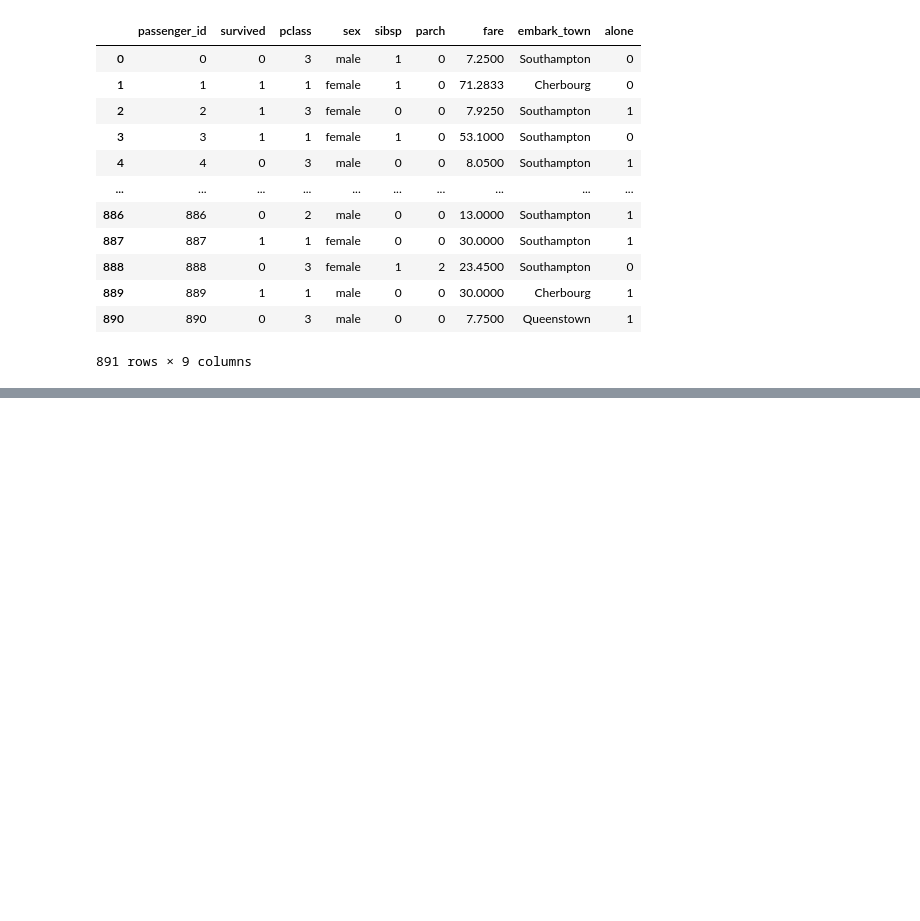
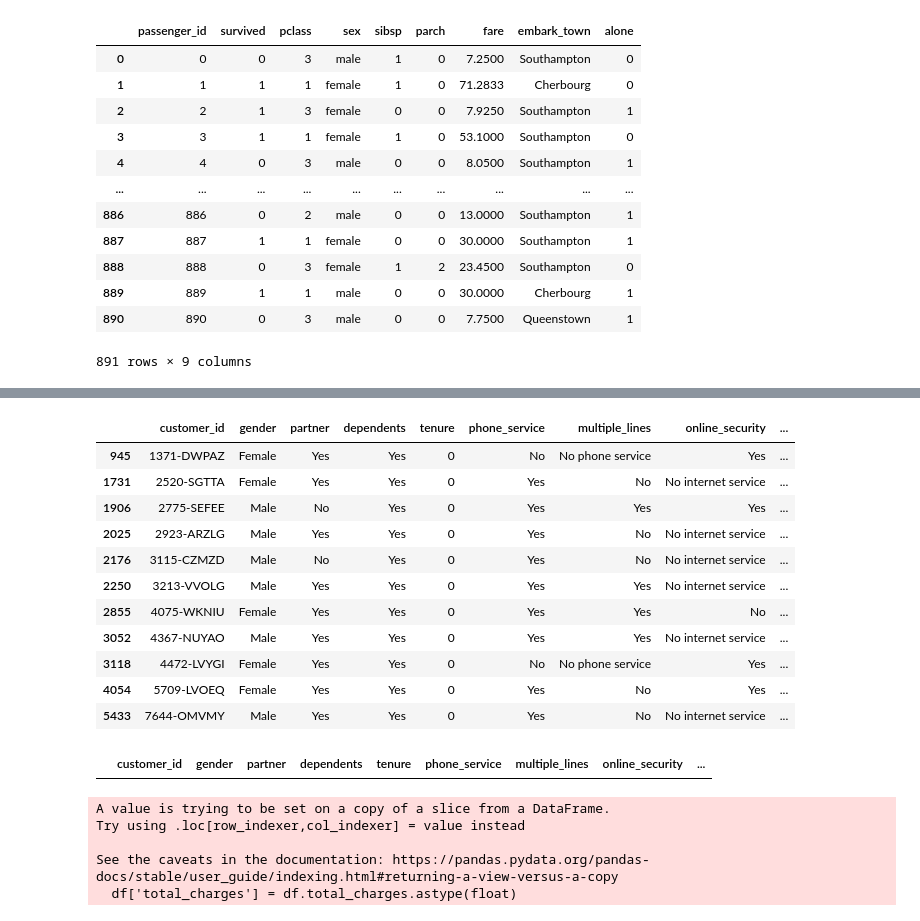
Before and after one commit to ellaxu43/classification-exercises, a Jupyter notebook: data_preparation.ipynb, the cells around one changed output, grey strips where cells are left out. Drawn from its saved outputs; the diff is of its cells as text; code cells hidden in the pictures; blank space fills up the shorter version.

```diff
--- a/Data Preparation.ipynb
+++ b/data_preparation.ipynb
@@ -354,0 +355,2 @@ Create a function named prep_telco that accepts the raw telco data, and returns
+# %%
+df = acquire.get_telco_data()
@@ -354,0 +369,2 @@ Create a function named prep_telco that accepts the raw telco data, and returns
+# %%
+df = df.drop(columns=['payment_type_id', 'contract_type_id','internet_service_type_id','senior_citizen'])
@@ -354,0 +387,15 @@ Create a function named prep_telco that accepts the raw telco data, and returns
+# %%
+df[df.total_charges == ' ']
+# %% [output]
+|  | customer_id | gender | partner | dependents | tenure | phone_service | multiple_lines | online_security | ... |
+| 945 | 1371-DWPAZ | Female | Yes | Yes | 0 | No | No phone service | Yes | ... |
+| 1731 | 2520-SGTTA | Female | Yes | Yes | 0 | Yes | No | No internet service | ... |
+| 1906 | 2775-SEFEE | Male | No | Yes | 0 | Yes | Yes | Yes | ... |
+| 2025 | 2923-ARZLG | Male | Yes | Yes | 0 | Yes | No | No internet service | ... |
+| 2176 | 3115-CZMZD | Male | No | Yes | 0 | Yes | No | No internet service | ... |
+| 2250 | 3213-VVOLG | Male | Yes | Yes | 0 | Yes | Yes | No internet service | ... |
+| 2855 | 4075-WKNIU | Female | Yes | Yes | 0 | Yes | Yes | No | ... |
+| 3052 | 4367-NUYAO | Male | Yes | Yes | 0 | Yes | Yes | No internet service | ... |
+| 3118 | 4472-LVYGI | Female | Yes | Yes | 0 | No | No phone service | Yes | ... |
+| 4054 | 5709-LVOEQ | Female | Yes | Yes | 0 | Yes | No | Yes | ... |
+| 5433 | 7644-OMVMY | Male | Yes | Yes | 0 | Yes | No | No internet service | ... |
@@ -354,0 +406,14 @@ Create a function named prep_telco that accepts the raw telco data, and returns
+# %%
+# Confirm that these rows were dropped
+df[df.tenure == 0]
+# %% [output]
+|  | customer_id | gender | partner | dependents | tenure | phone_service | multiple_lines | online_security | ... |
+# %%
+# Convert datatype
+df['total_charges'] = df.total_charges.astype(float)
+# %% [output]
+A value is trying to be set on a copy of a slice from a DataFrame.
+Try using .loc[row_indexer,col_indexer] = value instead
+
+See the caveats in the documentation: https://pandas.pydata.org/pandas-docs/stable/user_guide/indexing.html#returning-a-view-versus-a-copy
+  df['total_charges'] = df.total_charges.astype(float)
```
Also changed, not shown: parts of 44 cells of this notebook.
